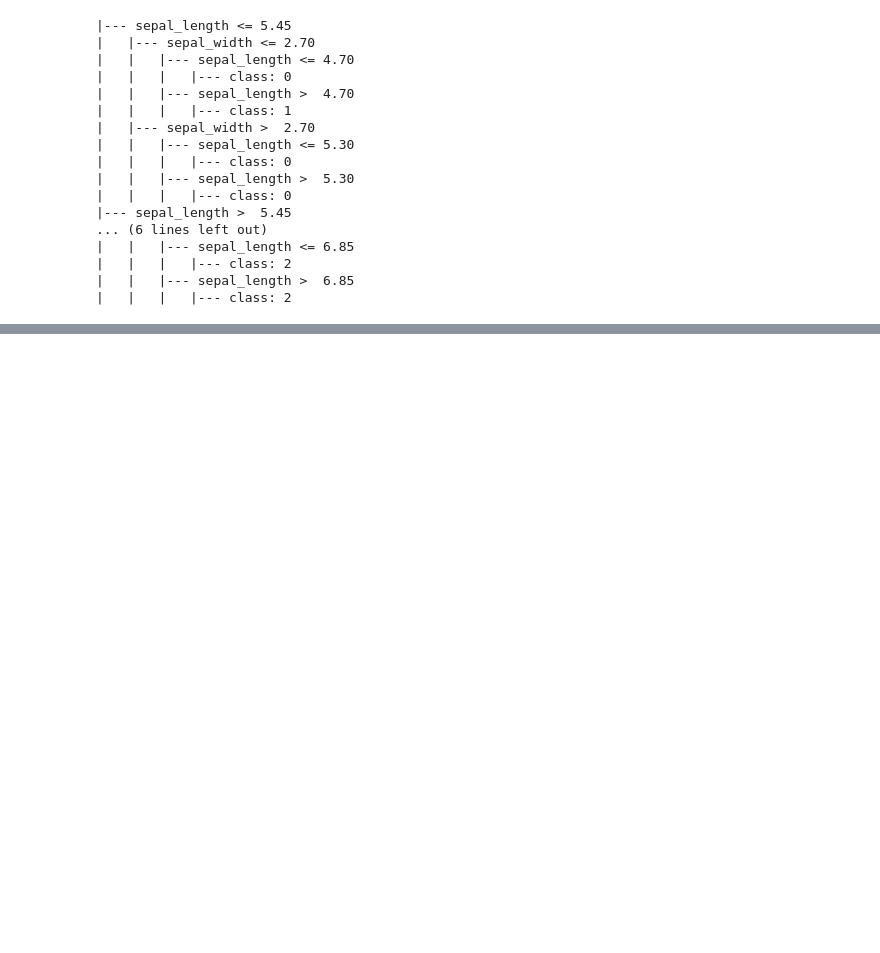
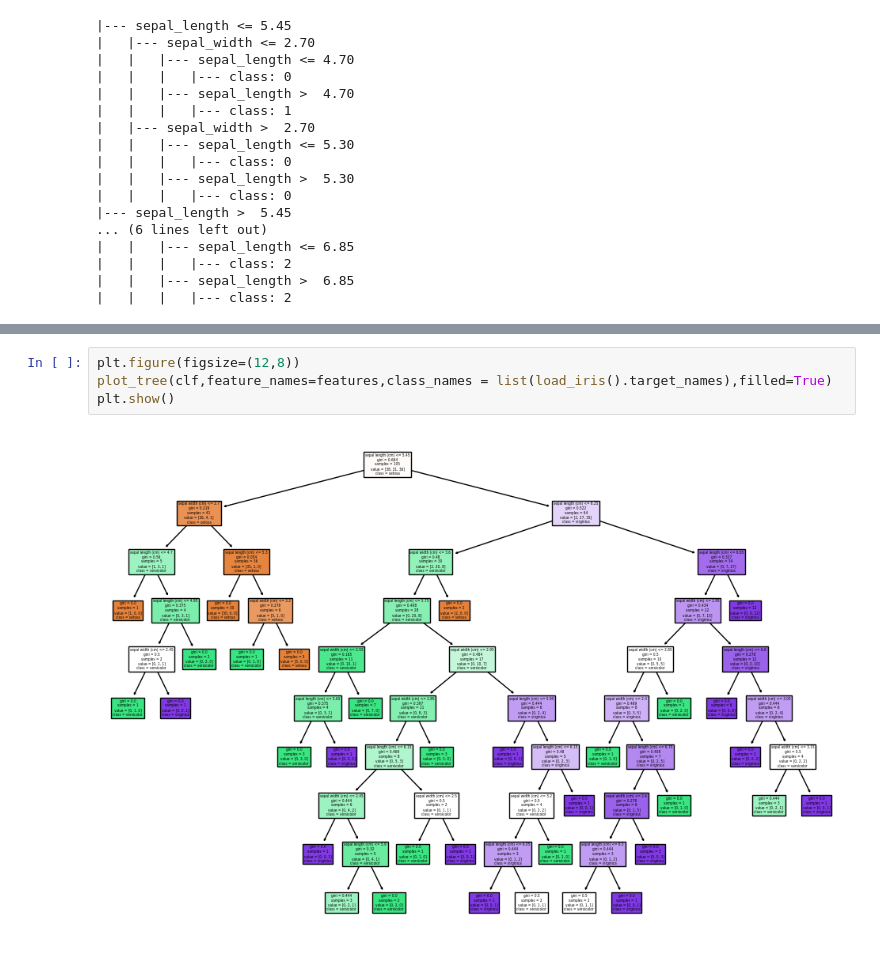
Before and after one commit to datta-abhi/Tree-Models, a Jupyter notebook: Decision Tree Basic Model.ipynb, the cells around one changed output, grey strips where cells are left out. Drawn from its saved outputs; the diff is of its cells as text; blank space fills up the shorter version.

```diff
--- a/Decision Tree Basic Model.ipynb
+++ b/Decision Tree Basic Model.ipynb
@@ -117,0 +290,6 @@ print(export_text(clf,feature_names=['sepal_length','sepal_width']))
+# %%
+plt.figure(figsize=(12,8))
+plot_tree(clf,feature_names=features,class_names = list(load_iris().target_names),filled=True)
+plt.show()
+# %% [output]
+[figure, added]
```
Also changed, not shown: parts of 13 cells of this notebook.
